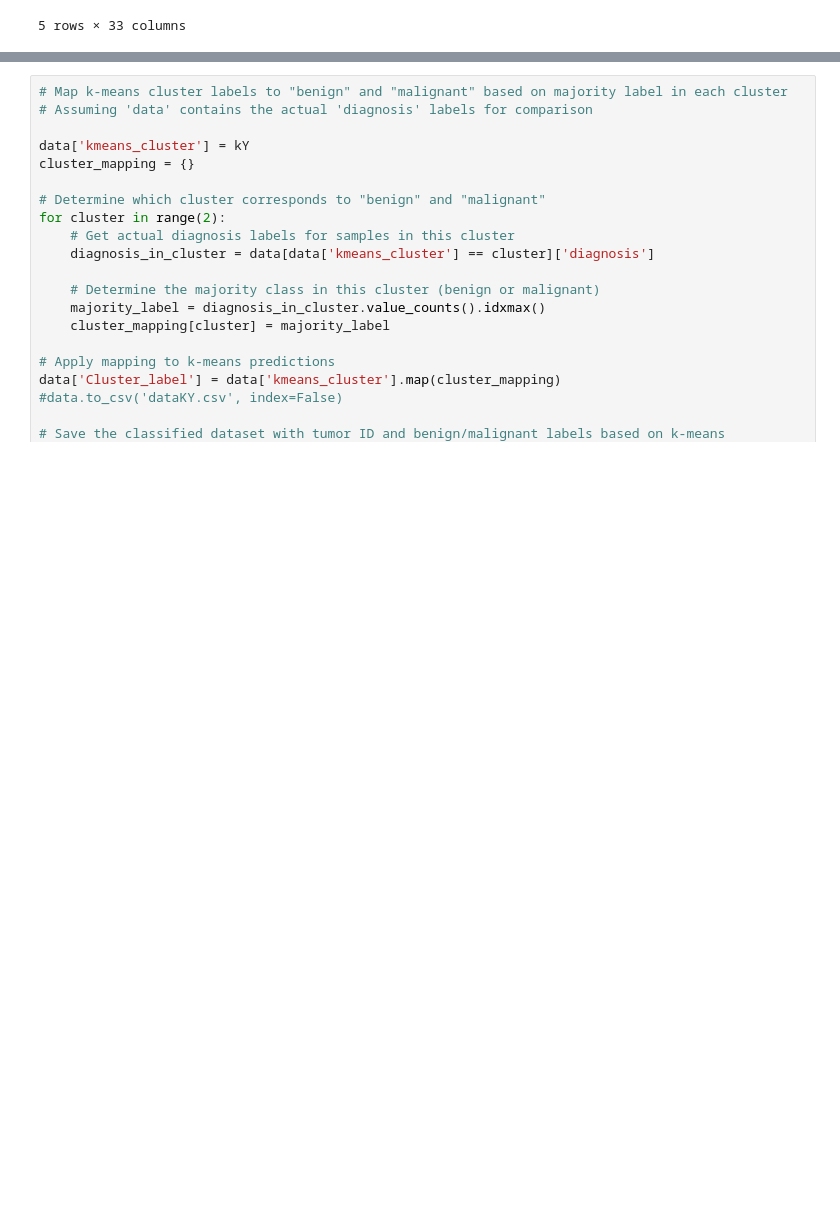
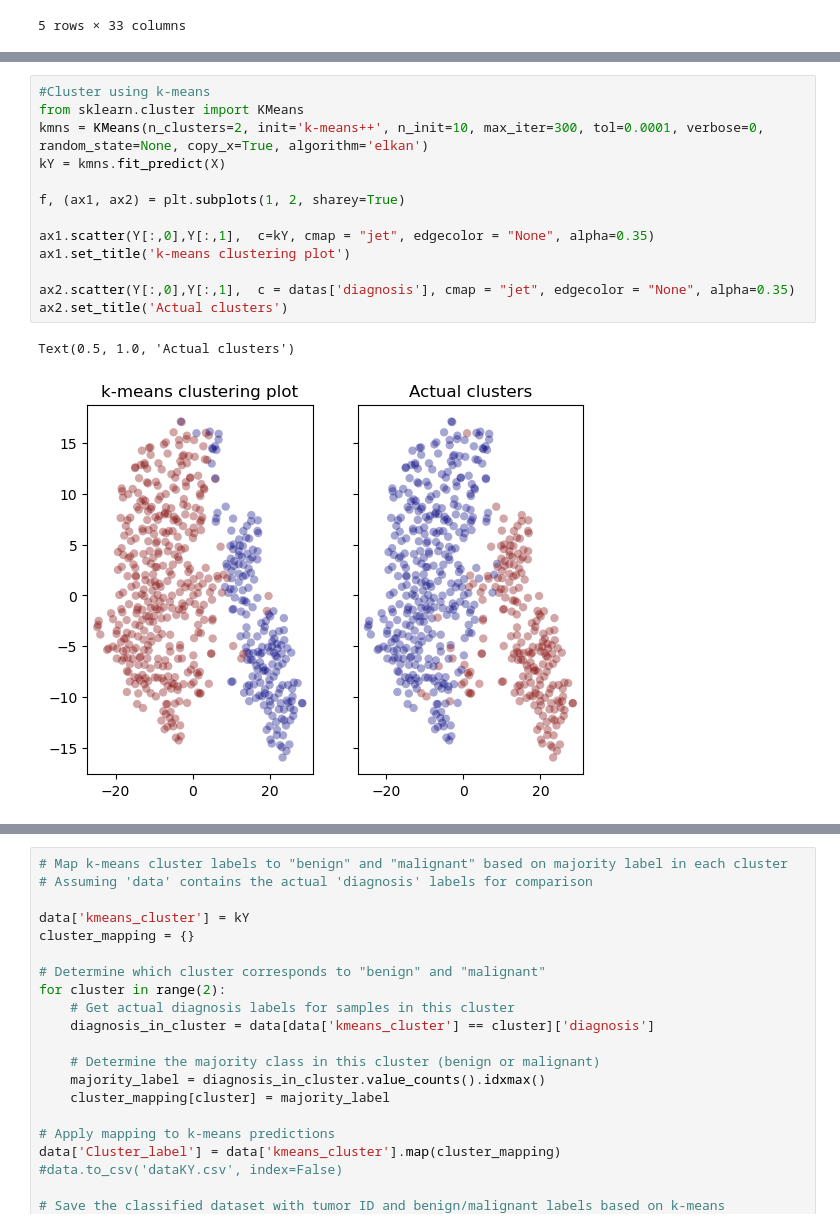
Before and after one commit to michellewli/clustering_tumor_cells, a Jupyter notebook: qaoa_tumor_data.ipynb, the cells around one changed output, grey strips where cells are left out. Drawn from its saved outputs; the diff is of its cells as text; blank space fills up the shorter version.

```diff
--- a/qaoa_tumor_data.ipynb
+++ b/qaoa_tumor_data.ipynb
@@ -63,0 +64,16 @@ Y = tsne.fit_transform(X)
+# %%
+#Cluster using k-means
+from sklearn.cluster import KMeans
+kmns = KMeans(n_clusters=2, init='k-means++', n_init=10, max_iter=300, tol=0.0001, verbose=0, random_state=None, copy_x=True, algorithm='elkan')
+kY = kmns.fit_predict(X)
+
+f, (ax1, ax2) = plt.subplots(1, 2, sharey=True)
+
+ax1.scatter(Y[:,0],Y[:,1],  c=kY, cmap = "jet", edgecolor = "None", alpha=0.35)
+ax1.set_title('k-means clustering plot')
+
+ax2.scatter(Y[:,0],Y[:,1],  c = datas['diagnosis'], cmap = "jet", edgecolor = "None", alpha=0.35)
+ax2.set_title('Actual clusters')
+# %% [output]
+Text(0.5, 1.0, 'Actual clusters')
+[figure, added]
```
Also changed, not shown: parts of 8 cells of this notebook, 4 other files.
